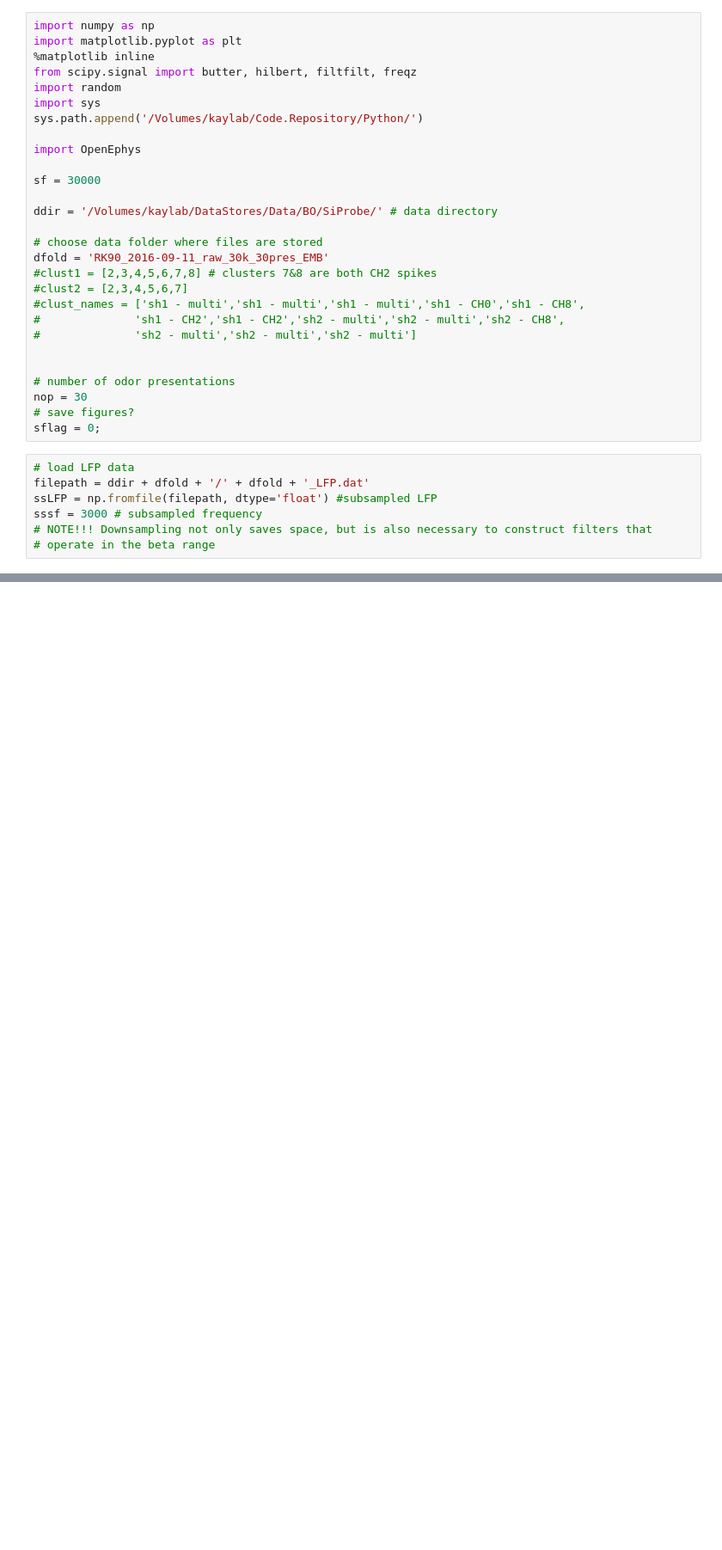
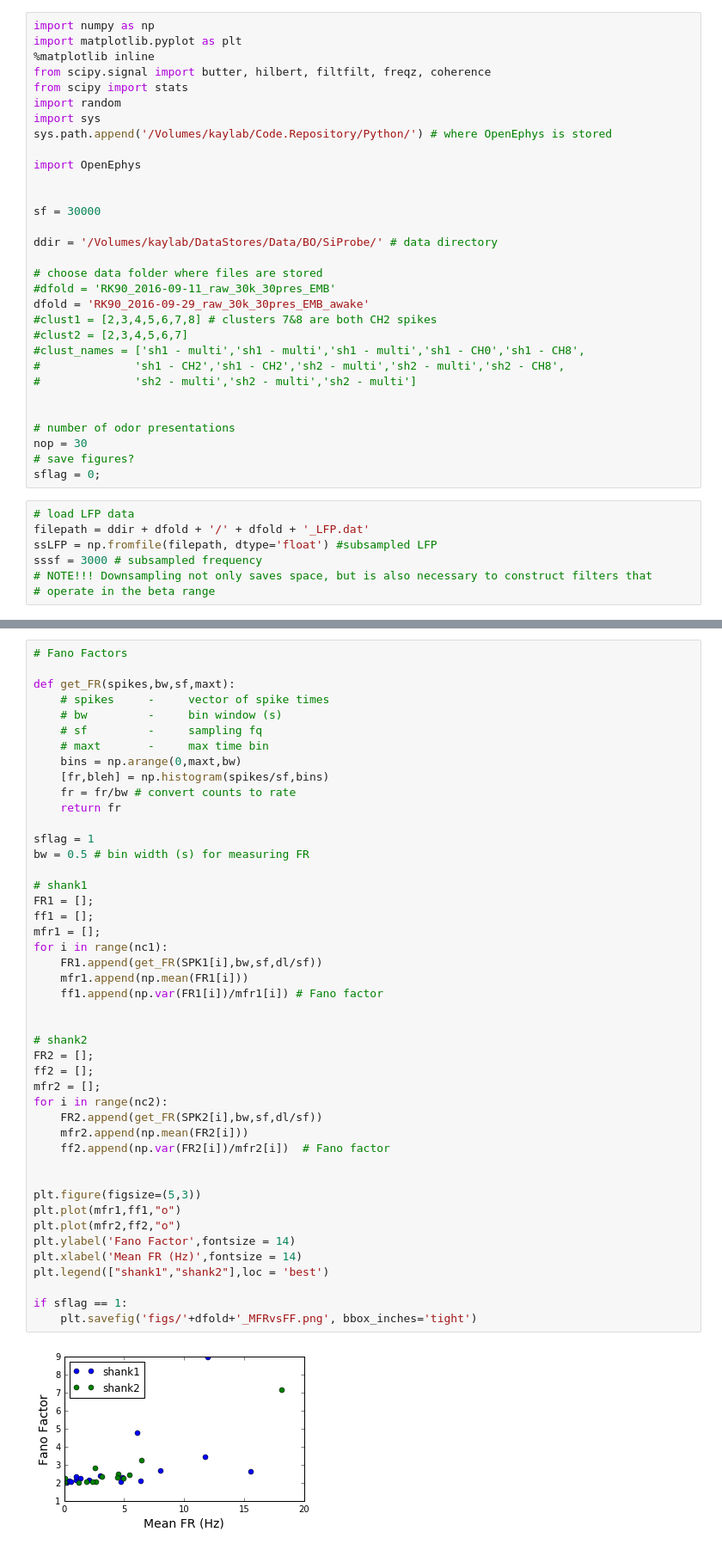
Before and after one commit to boleszek/SiProbe-analysis, a Jupyter notebook: RK90/2017/RK90SpikeFieldAnalysis_2017.ipynb, the cells around one changed output, grey strips where cells are left out. Shown: that part at 86% size. Drawn from its saved outputs; the diff is of its cells as text; blank space fills up the shorter version.

```diff
--- a/RK90/2017/RK90SpikeFieldAnalysis_2017.ipynb
+++ b/RK90/2017/RK90SpikeFieldAnalysis_2017.ipynb
@@ -2,19 +2,22 @@
 import numpy as np
 import matplotlib.pyplot as plt
 %matplotlib inline
-from scipy.signal import butter, hilbert, filtfilt, freqz
+from scipy.signal import butter, hilbert, filtfilt, freqz, coherence
+from scipy import stats
 import random
 import sys
-sys.path.append('/Volumes/kaylab/Code.Repository/Python/')
+sys.path.append('/Volumes/kaylab/Code.Repository/Python/') # where OpenEphys is stored
 
 import OpenEphys
+
 
 sf = 30000
 
 ddir = '/Volumes/kaylab/DataStores/Data/BO/SiProbe/' # data directory
 
 # choose data folder where files are stored
-dfold = 'RK90_2016-09-11_raw_30k_30pres_EMB'
+#dfold = 'RK90_2016-09-11_raw_30k_30pres_EMB'
+dfold = 'RK90_2016-09-29_raw_30k_30pres_EMB_awake'
 #clust1 = [2,3,4,5,6,7,8] # clusters 7&8 are both CH2 spikes
 #clust2 = [2,3,4,5,6,7]
 #clust_names = ['sh1 - multi','sh1 - multi','sh1 - multi','sh1 - CH0','sh1 - CH8',
@@ -90 +114,48 @@ SPK2 = load_spikes_from_kwik(dfile2, [], 0)
 # Spike times from both are saved in a single list SPK!
+# %%
+# Fano Factors
+
+def get_FR(spikes,bw,sf,maxt):
+    # spikes     -     vector of spike times
+    # bw         -     bin window (s)
+    # sf         -     sampling fq
+    # maxt       -     max time bin
+    bins = np.arange(0,maxt,bw)
+    [fr,bleh] = np.histogram(spikes/sf,bins)
+    fr = fr/bw # convert counts to rate
+    return fr
+
+sflag = 1
+bw = 0.5 # bin width (s) for measuring FR
+
+# shank1
+FR1 = [];
+ff1 = [];
+mfr1 = [];
+for i in range(nc1):
+    FR1.append(get_FR(SPK1[i],bw,sf,dl/sf))
+    mfr1.append(np.mean(FR1[i]))
+    ff1.append(np.var(FR1[i])/mfr1[i]) # Fano factor
+
+
+# shank2
+FR2 = [];
+ff2 = [];
+mfr2 = [];
+for i in range(nc2):
+    FR2.append(get_FR(SPK2[i],bw,sf,dl/sf))
+    mfr2.append(np.mean(FR2[i]))
+    ff2.append(np.var(FR2[i])/mfr2[i])  # Fano factor
+
+
+plt.figure(figsize=(5,3))
+plt.plot(mfr1,ff1,"o")
+plt.plot(mfr2,ff2,"o")
+plt.ylabel('Fano Factor',fontsize = 14)
+plt.xlabel('Mean FR (Hz)',fontsize = 14)
+plt.legend(["shank1","shank2"],loc = 'best')
+
+if sflag == 1:
+    plt.savefig('figs/'+dfold+'_MFRvsFF.png', bbox_inches='tight')
+# %% [output]
+[figure, added]
```
Also changed, not shown: parts of 39 cells of this notebook.
